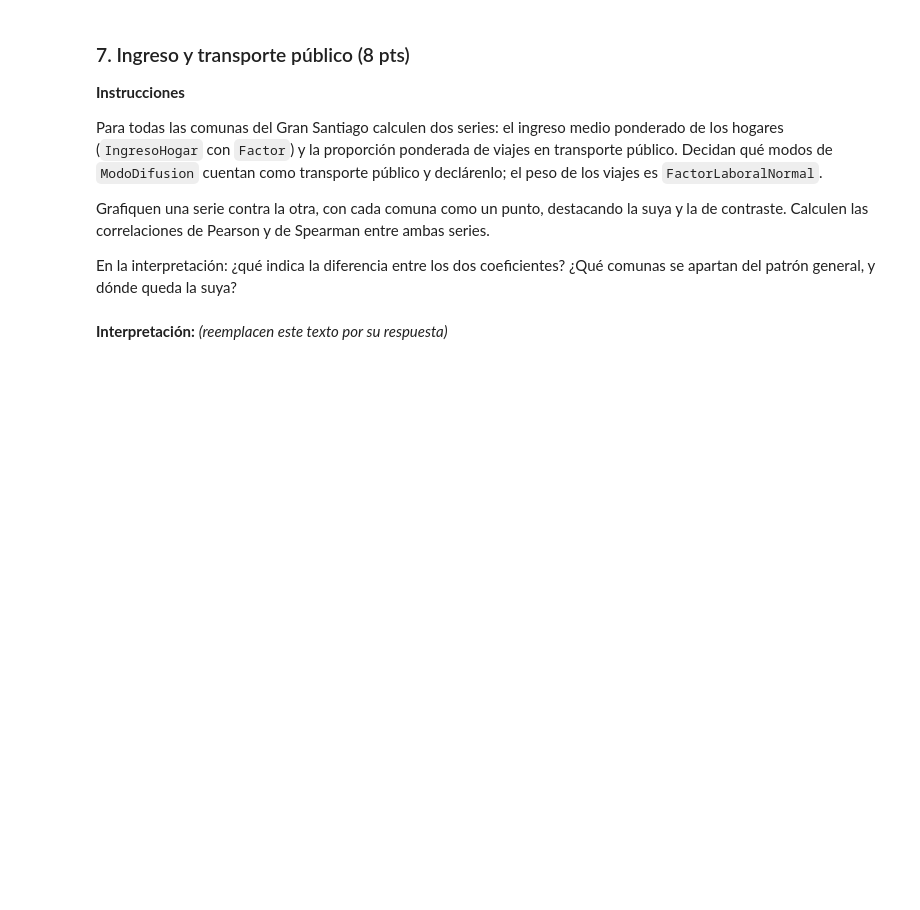
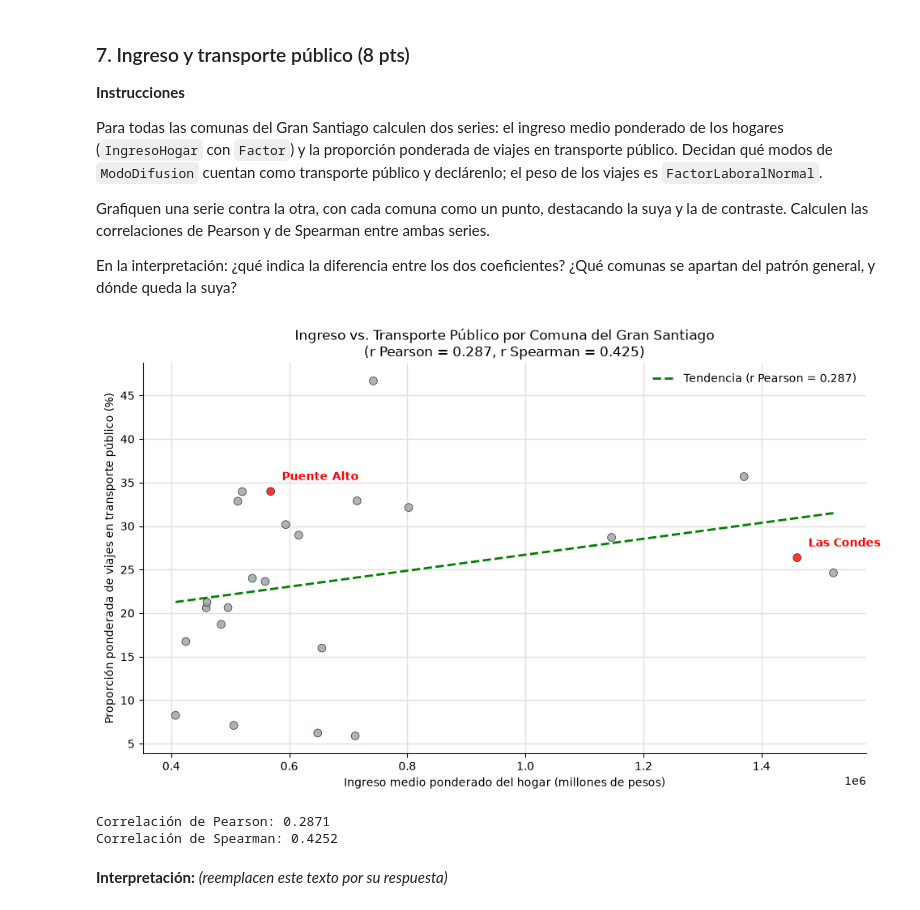
Before and after one commit to gonzzza-lol/cienciaDatos, a Jupyter notebook: tarea1_Suarez_Gutierrez.ipynb, the cells around one changed output. Drawn from its saved outputs; the diff is of its cells as text; code cells hidden in the pictures; blank space fills up the shorter version.

```diff
--- a/tarea1_Suarez_Gutierrez.ipynb
+++ b/tarea1_Suarez_Gutierrez.ipynb
@@ -407,7 +500,83 @@ entre ambas series.
 En la interpretación: ¿qué indica la diferencia entre los dos coeficientes?
 ¿Qué comunas se apartan del patrón general, y dónde queda la suya?
 # %%
-# Su código (agreguen las celdas que necesiten)
+# 2 = Bip!,  3 = Taxi Colectivo,  5 = Bip! - Otros Publico
+MODOS_PUBLICOS = [2, 3, 5]
+GRAN_SANTIAGO_IDS = list(range(70, 103))
+v_gs = v[v["Id"].isin(GRAN_SANTIAGO_IDS)].copy()
+
+hogares_lab = hogares.dropna(subset=["Factor"])  # hogares con factor válido
+hogares_con_ingreso = hogares_lab[hogares_lab["Factor"] > 0].copy()
+ingreso_comuna = hogares_con_ingreso.groupby("Comuna").apply(
+    lambda d: (d["IngresoHogar"] * d["Factor"]).sum() / d["Factor"].sum()
+)
+
+viajes_publicos_gs = v_gs[v_gs["ModoDifusion_x"].isin(MODOS_PUBLICOS)]
+
+viajes_por_comuna = v_gs.groupby("Comuna")["FactorLaboralNormal"].sum()
+viajes_publicos_por_comuna = viajes_publicos_gs.groupby("Comuna")["FactorLaboralNormal"].sum()
+
+prop_publico = (viajes_publicos_por_comuna / viajes_por_comuna) * 100
+
+resultado = pd.DataFrame({
+    "IngresoMedio": ingreso_comuna,
+    "ProporcionTransportePublico": prop_publico
+}).dropna()
+
+
+resultado["Destacar"] = resultado.index.isin(["LAS CONDES", "PUENTE ALTO"])
+
+fig, ax = plt.subplots(figsize=(10, 6))
+colors = ["red" if d else "#9aa0a6" for d in resultado["Destacar"]]
+
+ax.scatter(
+    resultado["IngresoMedio"],
+    resultado["ProporcionTransportePublico"],
+    c=colors,
+    s=50,
+    alpha=0.8,
+    edgecolors="black",
+    linewidth=0.5,
+    zorder=3
+)
+
+for idx, row in resultado[resultado["Destacar"]].iterrows():
+    ax.annotate(
+        idx.title(),
+        (row["IngresoMedio"], row["ProporcionTransportePublico"]),
+        textcoords="offset points",
+        xytext=(10, 10),
+        fontsize=10,
+        fontweight="bold",
+        color="red"
+    )
+
+from scipy.stats import pearsonr, spearmanr
+r_pearson, _ = pearsonr(resultado["IngresoMedio"], resultado["ProporcionTransportePublico"])
+r_spearman, _ = spearmanr(resultado["IngresoMedio"], resultado["ProporcionTransportePublico"])
+
+x = resultado["IngresoMedio"].values
+y = resultado["ProporcionTransportePublico"].values
+coef = np.polyfit(x, y, 1)
+x_line = np.linspace(x.min(), x.max(), 100)
+ax.plot(x_line, np.polyval(coef, x_line), color="green", lw=2, ls="--",
+        label=f"Tendencia (r Pearson = {r_pearson:.3f})")
+
+ax.set_xlabel("Ingreso medio ponderado del hogar (millones de pesos)")
+ax.set_ylabel("Proporción ponderada de viajes en transporte público (%)")
+ax.set_title("Ingreso vs. Transporte Público por Comuna del Gran Santiago")
+ax.legend(frameon=False, loc="upper right")
+ax.spines[["top", "right"]].set_visible(False)
+ax.grid(axis="both", color="#e1e0d9", lw=1)
+plt.tight_layout()
+plt.show()
+
+print(f"Correlación de Pearson: {r_pearson:.4f}")
+print(f"Correlación de Spearman: {r_spearman:.4f}")
+# %% [output]
+[figure, added]
+Correlación de Pearson: 0.2871
+Correlación de Spearman: 0.4252
 # %% [markdown]
 **Interpretación:** *(reemplacen este texto por su respuesta)*
 # %% [markdown]
```
Also changed, not shown: parts of 3 cells of this notebook, 2 other files.
